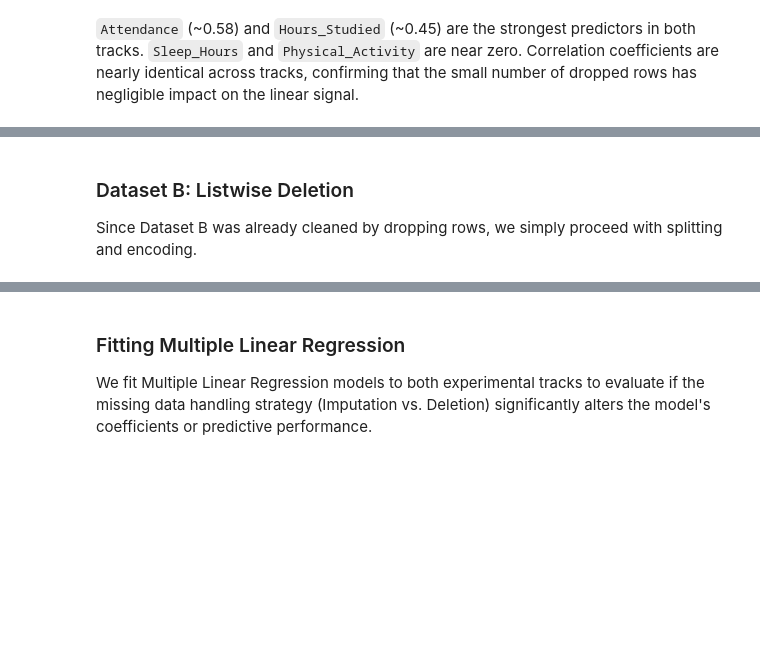
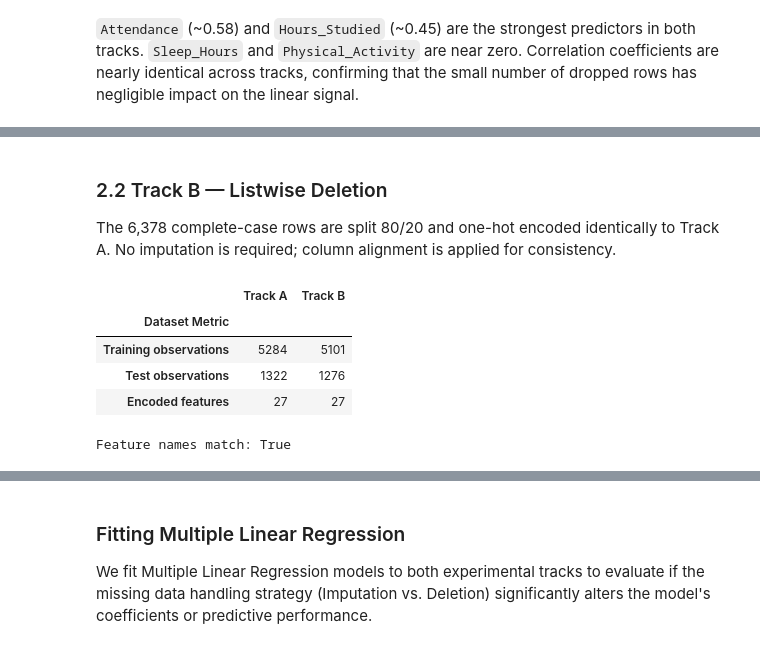
Before and after one commit to lizhsaao/math_project, a Jupyter notebook: notebooks/1.ipynb, the cells around one changed output, grey strips where cells are left out. Saved outputs shown, nothing was run; the diff lists cells and outputs as text; code cells hidden in the pictures; blank space fills up the shorter version.

```diff
--- a/notebooks/1.ipynb
+++ b/notebooks/1.ipynb
@@ -209,10 +291,10 @@ X_test_a_enc = pd.get_dummies(X_test_a, drop_first=True)
 
 # Align train and test so they have the same columns
 X_train_a_enc, X_test_a_enc = X_train_a_enc.align(X_test_a_enc, join="left", axis=1, fill_value=0)
-# %% [markdown]
-### Dataset B: Listwise Deletion
-
-Since Dataset B was already cleaned by dropping rows, we simply proceed with splitting and encoding.
+# %% [markdown]
+### 2.2 Track B — Listwise Deletion
+
+The 6,378 complete-case rows are split 80/20 and one-hot encoded identically to Track A. No imputation is required; column alignment is applied for consistency.
 # %%
 X_b = df_dropped.drop(TARGET, axis=1)
 y_b = df_dropped[TARGET]
@@ -224,3 +306,6 @@ X_train_b, X_test_b, y_train_b, y_test_b = train_test_split(
 # Categorical Encoding
 X_train_b_enc = pd.get_dummies(X_train_b, drop_first=True)
 X_test_b_enc = pd.get_dummies(X_test_b, drop_first=True)
+
+# Align to ensure consistent columns across train and test
+X_train_b_enc, X_test_b_enc = X_train_b_enc.align(X_test_b_enc, join="left", axis=1, fill_value=0)
@@ -230,0 +312,18 @@ print(f"Track B columns: {len(X_train_b_enc.columns)}")
+# %%
+comparison_summary = pd.DataFrame({
+    "Track A": [X_train_a_enc.shape[0], X_test_a_enc.shape[0], X_train_a_enc.shape[1]],
+    "Track B": [X_train_b_enc.shape[0], X_test_b_enc.shape[0], X_train_b_enc.shape[1]]
+}, index=["Training observations", "Test observations", "Encoded features"])
+
+comparison_summary.index.name = "Dataset Metric"
+display(comparison_summary)
+
+# check
+print(f"\nFeature names match: {list(X_train_a_enc.columns) == list(X_train_b_enc.columns)}")
+# %% [output]
+|  | Track A | Track B |
+| Dataset Metric |  |  |
+| Training observations | 5284 | 5101 |
+| Test observations | 1322 | 1276 |
+| Encoded features | 27 | 27 |
+Feature names match: True
```
Also changed, not shown: parts of 21 cells of this notebook.
